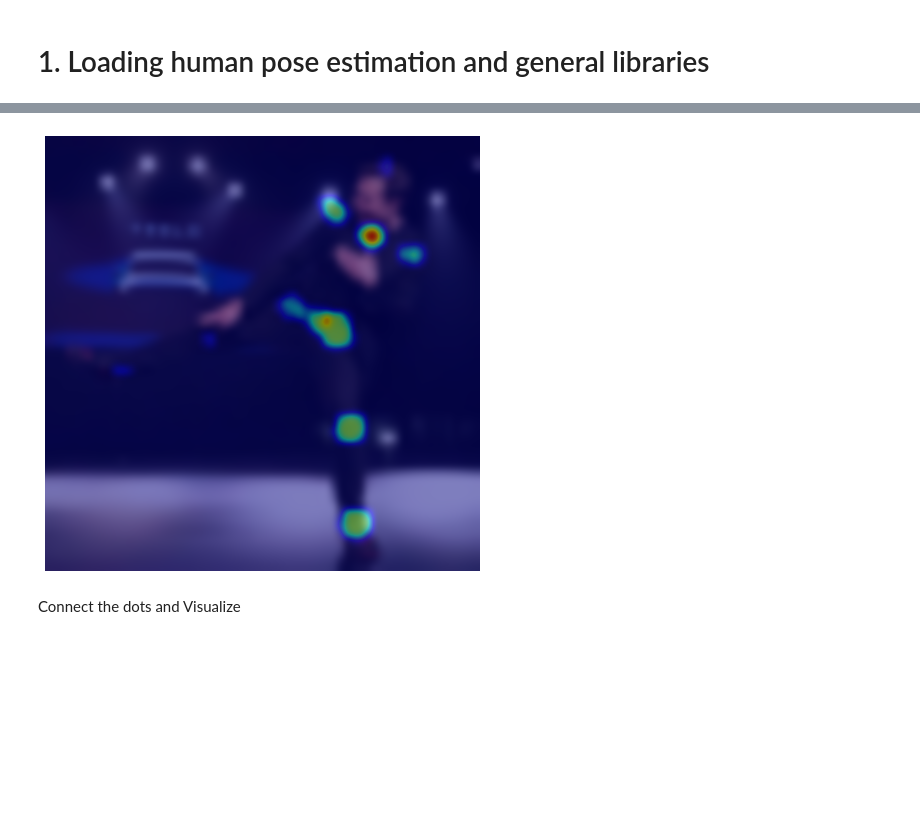
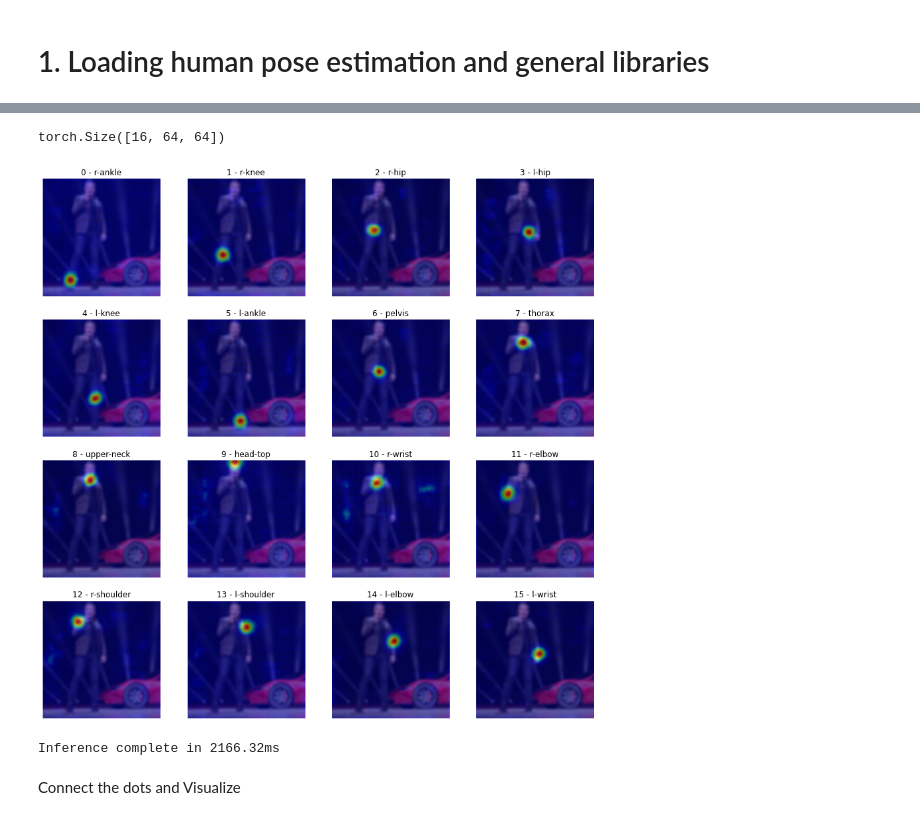
Before and after one commit to EVA4-RS-Group/Phase2, a Jupyter notebook: S5_HumanPoseEstimation/EVA4_P2_S5_HumanPoseEstimation_ONNX_Quant_v1.ipynb, the cells around one changed output, grey strips where cells are left out. Cells and saved outputs as stored; diff of their text form; code cells hidden in the pictures; blank space fills up the shorter version.

```diff
--- a/S5_HumanPoseEstimation/EVA4_P2_S5_HumanPoseEstimation_ONNX_Quant_v1.ipynb
+++ b/S5_HumanPoseEstimation/EVA4_P2_S5_HumanPoseEstimation_ONNX_Quant_v1.ipynb
@@ -55,3 +38,10 @@ replace elon_musk/.DS_Store? [y]es, [n]o, [A]ll, [N]one, [r]ename: N
+# %%
+CONFIG_FILE = '/content/resnet50/256x256_d256x3_adam_lr1e-3.yaml'
+update_config(CONFIG_FILE)
+config.GPUS = '' # we are running on CPU
+config.TEST.MODEL_FILE = '/content/pose_resnet_50_256x256.pth.tar'
+
+hpe_infer = HPEInference(config)
 # %%
 from PIL import Image
 
@@ -125,13 +55,8 @@ plt.show()
-# %%
-plt.figure(figsize=(8, 8))
-plt.imshow(image.resize((OUT_WIDTH, OUT_HEIGHT)), cmap='gray', interpolation='bicubic')
-pose_layers = get_detached(output)
-pose_layers = np.clip(pose_layers, 0.7, 1.0)
-layer_sum = np.sum(pose_layers, axis=0)
-plt.imshow(layer_sum, alpha=0.5, cmap='jet', interpolation='bicubic')
-plt.axis('off')
-plt.show()
-# %% [output]
-[figure, removed]
+# %%
+hpe_infer.heat_map(image)
+# %% [output]
+torch.Size([16, 64, 64])
+[figure, added]
+Inference complete in 2166.32ms
 # %% [markdown]
 Connect the dots and Visualize
```
Also changed, not shown: parts of 32 cells of this notebook.
